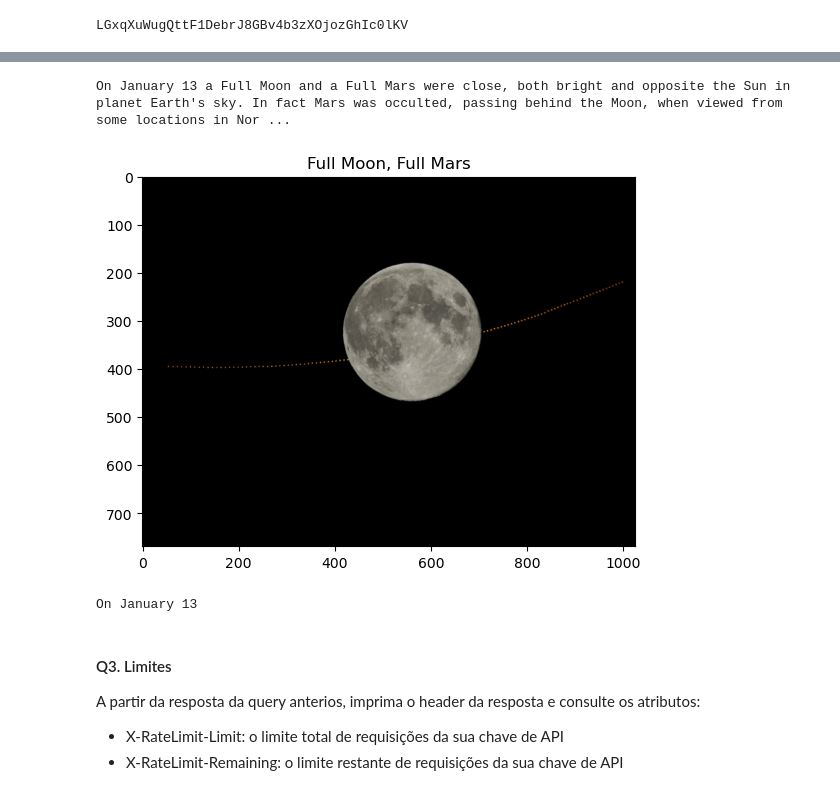
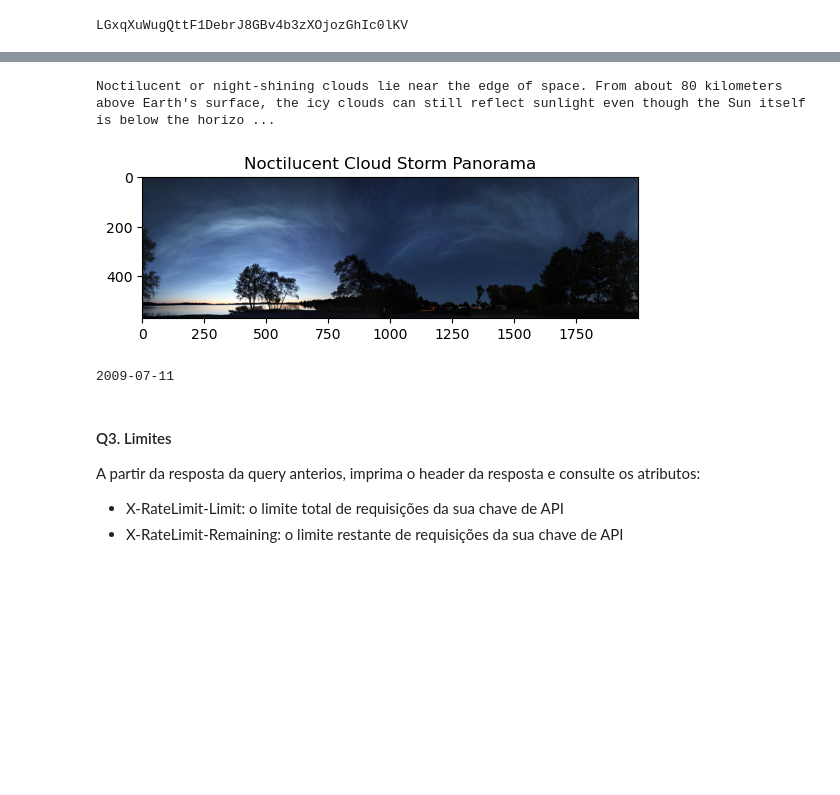
Before and after one commit to Di3go07/desenvolve-python-intermediario, a Jupyter notebook: MODULO_4/API/4.2-API.ipynb, the cells around one changed output, grey strips where cells are left out. Cells and saved outputs as stored; diff of their text form; code cells hidden in the pictures; blank space fills up the shorter version.

```diff
--- a/MODULO_4/API/4.2-API.ipynb
+++ b/MODULO_4/API/4.2-API.ipynb
@@ -54,36 +54,36 @@ img = io.imread(url)
 # %%
 import requests
 import matplotlib.pyplot as plt
 import matplotlib.image as mpimg
 from PIL import Image
 from io import BytesIO
 
 #entra em contato com a API
-response = requests.get(f'https://api.nasa.gov/planetary/apod?api_key={minha_key}')
+response = requests.get(f'https://api.nasa.gov/planetary/apod?api_key={minha_key}', params={'date': '2009-07-11'})
 #transforma seus dados em json
 response = response.json()
 
 #buscando campos de seu dicionario retornado
-copyright = response['copyright']
+date = response['date']
 explanation = response['explanation']
 title = response['title']
 img_URL = response['url']
 img_URL = requests.get(img_URL) #trata o request para baixar a imagem e o matplot suportar a URL
 
 
 #criando a imagem
 img = Image.open(BytesIO(img_URL.content))
 plt.imshow(img)
 plt.title(title)
 
 #Prints
 print(explanation)
 plt.show()
-print(copyright)
+print(date)
 # %% [output]
-On January 13 a Full Moon and a Full Mars were close, both bright and opposite the Sun in planet Earth's sky. In fact Mars was occulted, passing behind the Moon, when viewed from some locations in Nor ...
+Noctilucent or night-shining clouds lie near the edge of space. From about 80 kilometers above Earth's surface, the icy clouds can still reflect sunlight even though the Sun itself is below the horizo ...
-[figure, old version]
+[figure, new version]
-On January 13
+2009-07-11
 # %% [markdown]
 #### Q3. Limites
 A partir da resposta da query anterios, imprima o header da resposta e consulte os atributos:
```
